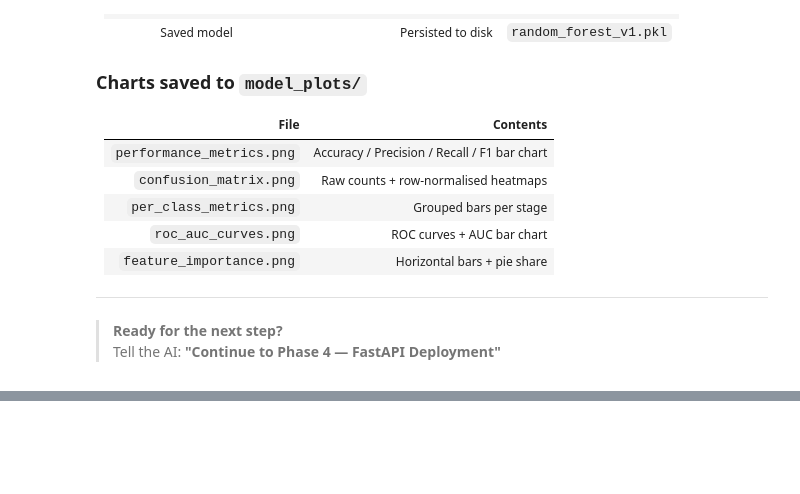
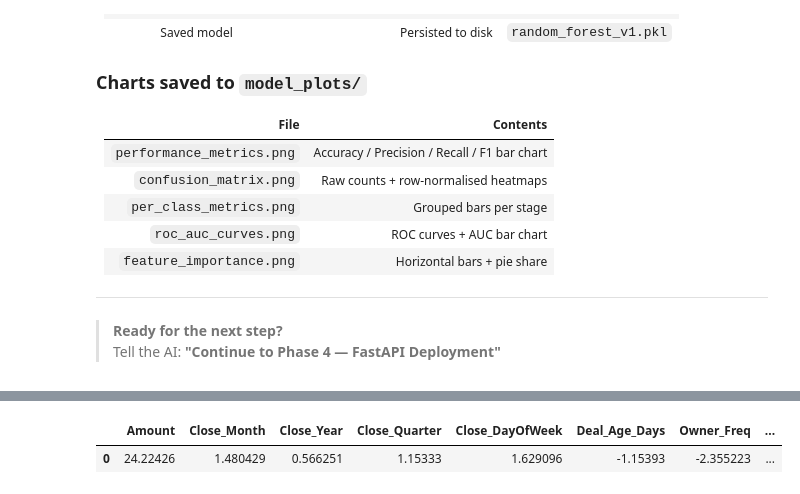
Before and after one commit to tamer-elkoT/AI-CRM-Brain, a Jupyter notebook: notebooks/Sprint2_Phase3_ModelTraining (2).ipynb, the cells around one changed output, grey strips where cells are left out. Drawn from its saved outputs; the diff is of its cells as text; code cells hidden in the pictures; blank space fills up the shorter version.

Commit message:
Create Predict Endpoint

```diff
--- a/notebooks/Sprint2_Phase3_ModelTraining (2).ipynb
+++ b/notebooks/Sprint2_Phase3_ModelTraining (2).ipynb
@@ -133,12 +133,12 @@ IDX_TO_STAGE
 # %% [output]
 {0: 'Engaging', 1: 'Lost', 2: 'Prospecting', 3: 'Won'}
 # %%
-X_train = pd.read_csv('/kaggle/input/datasets/tamerelkot/sales-crm/X_train.csv')
-X_val   = pd.read_csv('/kaggle/input/datasets/tamerelkot/sales-crm/X_val.csv')
-X_test  = pd.read_csv('/kaggle/input/datasets/tamerelkot/sales-crm/X_test.csv')
-y_train = pd.read_csv('/kaggle/input/datasets/tamerelkot/sales-crm/y_train.csv').squeeze()
-y_val   = pd.read_csv('/kaggle/input/datasets/tamerelkot/sales-crm/y_val.csv').squeeze()
-y_test  = pd.read_csv('/kaggle/input/datasets/tamerelkot/sales-crm/y_test.csv').squeeze()
+X_train = pd.read_csv('/mnt/d/01_Projects/NLP/AI CRM Brain/AI-CRM-Brain/data/Sales_Preprocessed/X_train.csv')
+X_val   = pd.read_csv('/mnt/d/01_Projects/NLP/AI CRM Brain/AI-CRM-Brain/data/Sales_Preprocessed/X_val.csv')
+X_test  = pd.read_csv('/mnt/d/01_Projects/NLP/AI CRM Brain/AI-CRM-Brain/data/Sales_Preprocessed/X_test.csv')
+y_train = pd.read_csv('/mnt/d/01_Projects/NLP/AI CRM Brain/AI-CRM-Brain/data/Sales_Preprocessed/y_train.csv').squeeze()
+y_val   = pd.read_csv('/mnt/d/01_Projects/NLP/AI CRM Brain/AI-CRM-Brain/data/Sales_Preprocessed/y_val.csv').squeeze()
+y_test  = pd.read_csv('/mnt/d/01_Projects/NLP/AI CRM Brain/AI-CRM-Brain/data/Sales_Preprocessed/y_test.csv').squeeze()
 # %%
 X_train.shape
 # %% [output]
@@ -1231,0 +1258,5 @@ print("=" * 60)
+# %%
+# Load the model
+model_path = Path('/mnt/d/01_Projects/NLP/AI CRM Brain/AI-CRM-Brain/weights/random_forest_v1.pkl')
+with open(model_path, 'rb') as f:
+    model = pickle.load(f)
@@ -1231,0 +1310,81 @@ print("=" * 60)
+# %%
+def preprocess_new_deal(raw_deals: list[dict]) -> pd.DataFrame:
+    """
+    Transforms a single raw deal dictionary into a scaled feature
+    vector ready for model inference.
+
+    Args:
+        raw_deal: dict with keys: Owner_Name, Account_Name, Amount, Closing_Date
+
+    Returns:
+        pd.DataFrame with one row, ready to pass to model.predict()
+    """
+    df = pd.DataFrame(raw_deals)
+
+    # 1. Date Engineering
+    df["Closing_Date"] = pd.to_datetime(df["Closing_Date"])
+    # Assume Created_Time exists, or use a reference date like Phase 2
+    reference_date = (
+        df["Closing_Date"].min()
+        if "Created_Time" not in df.columns
+        else pd.to_datetime(df["Created_Time"])
+    )
+
+    df["Close_Year"] = df["Closing_Date"].dt.year
+    df["Close_Month"] = df["Closing_Date"].dt.month
+    df["Close_Quarter"] = df["Closing_Date"].dt.quarter
+    df["Close_DayOfWeek"] = df["Closing_Date"].dt.dayofweek
+    df["Deal_Age_Days"] = (df["Closing_Date"] - reference_date).dt.days
+
+    # 2. Frequency Encoding (Handling unseen values gracefully with `.get()`)
+    # Note: Ensure your loaded JSON dict is named 'freq_maps' matching your imports
+    df["Owner_Freq"] = df["Owner_Name"].apply(
+        lambda x: freq_maps.get("Owner_Name", {}).get(x, 1)
+    )
+    df["Account_Freq"] = df["Account_Name"].apply(
+        lambda x: freq_maps.get("Account_Name", {}).get(x, 1)
+    )
+
+    # 3. Stage Mapping (Applied to the main dataframe, NOT the feature matrix)
+    ZOHO_TO_ML_STAGE_MAP = {
+        "Qualification": "Prospecting",
+        "Needs Analysis": "Prospecting",
+        "Value Proposition": "Engaging",
+        "Identify Decision": "Engaging",
+        "Proposal/Price": "Engaging",
+        "Negotiation/review": "Engaging",
+        "Closed Won": "Won",
+        "Closed Lost": "Lost",
+        "Closed Lost on Cempetition": "Lost",
+    }
+
+    # Safely map it so you can use it in your UI/API response later if needed
+    if "Stage" in df.columns:
+        df["Stage_Mapped"] = df["Stage"].map(ZOHO_TO_ML_STAGE_MAP)
+
+    # 4. Filter exactly the columns the ML model expects, and scale them
+    # .copy() ensures we avoid Pandas SettingWithCopy warnings
+    X_raw = df[FEATURE_COLS].copy()
+
+    # scaler was fitted strictly on FEATURE_COLS, so it will transform cleanly
+    X_scaled = scaler.transform(X_raw)
+
+    # Return as DataFrame to preserve column names
+    return pd.DataFrame(X_scaled, columns=FEATURE_COLS)
+
+
+
+sample_input = [
+    {
+        "Owner_Name": "Alice Johnson",
+        "Account_Name": "Acme Corp",
+        "Amount": 50000,
+        "Closing_Date": "2024-12-15",
+        "Stage": "Proposal/Price",
+    }
+]
+
+preprocessed_df = preprocess_new_deal(sample_input)
+print("Preprocessed DataFrame:")
+preprocessed_df.head()
+# %% [output]
@@ -1231,0 +1392,2 @@ print("=" * 60)
+|  | Amount | Close_Month | Close_Year | Close_Quarter | Close_DayOfWeek | Deal_Age_Days | Owner_Freq | ... |
+| 0 | 24.22426 | 1.480429 | 0.566251 | 1.15333 | 1.629096 | -1.15393 | -2.355223 | ... |
```
Also changed, not shown: parts of 14 cells of this notebook, 18 other files.
